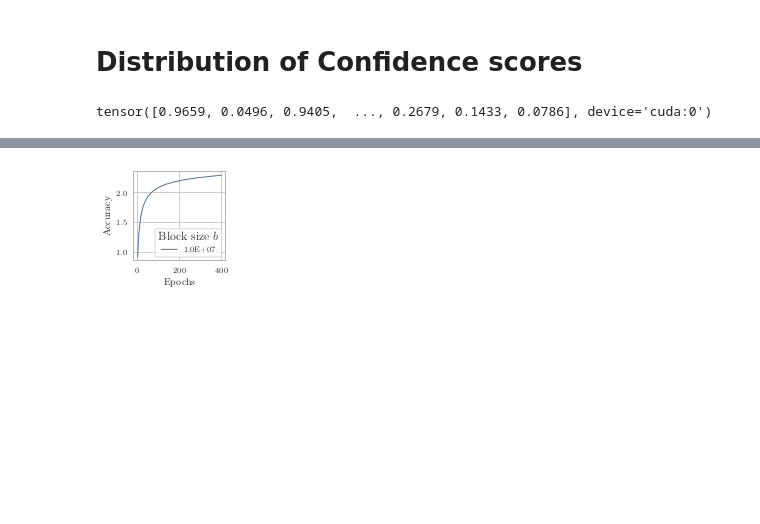
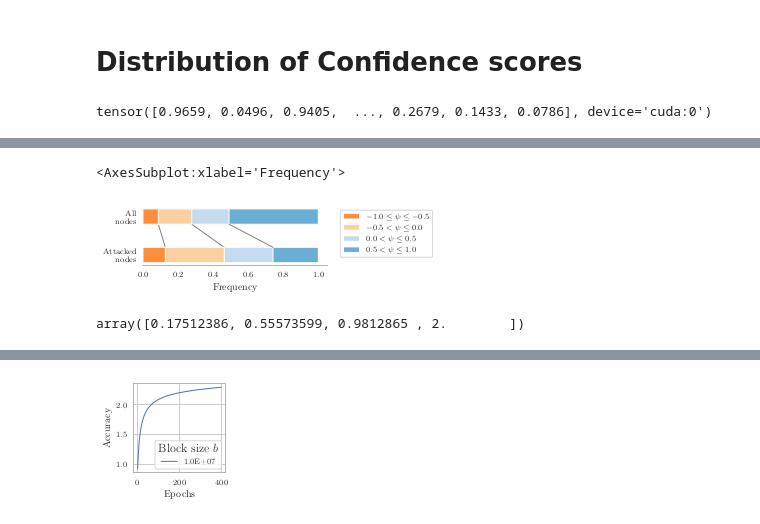
Before and after one commit to sigeisler/robustness_of_gnns_at_scale, a Jupyter notebook: notebooks/Figure - PR-BCD Loss.ipynb, the cells around one changed output, grey strips where cells are left out. Drawn from its saved outputs; the diff is of its cells as text; code cells hidden in the pictures; blank space fills up the shorter version.

```diff
--- a/notebooks/Figure - PR-BCD Loss.ipynb
+++ b/notebooks/Figure - PR-BCD Loss.ipynb
@@ -324,0 +394,53 @@ Epoch: 220 Loss: 2.221384286880493 Accuracy: 61.332 %
+# %%
+bins = 4
+x_1 = 2
+x_2 = 0
+width = 0.8
+
+neg_colormap = plt.get_cmap('Oranges')
+pos_colormap = plt.get_cmap('Blues')
+
+freq_c, borders = np.histogram(margin.cpu(), bins=bins, range=(-1,1), density=True)
+freq_p, borders = np.histogram(margin[attcked_edges].cpu(), bins=bins, range=(-1,1), density=True)
+
+fig, ax = mpl_latex.newfig(width=0.6, ratio_yx=0.33)
+
+colors = [neg_colormap(0.5), neg_colormap(0.25), pos_colormap(0.25), pos_colormap(0.5)]
+
+#plt.plot((0, 0), [x_1 - width/2, x_2 + width/2], color='k')
+for i, (element_c, element_p, color) in enumerate(zip(np.cumsum(freq_c)/bins*2, np.cumsum(freq_p)/bins*2, colors)):
+    if i != 0:
+        sep = '<'
+    else:
+        sep = '\le'
+    plt.barh([x_1, x_2],
+             (element_c, element_p),
+             width,
+             color=color,
+             zorder=bins-i,
+             label=f'${borders[i]:.1f} {sep} \psi \le {borders[i+1]:.1f}$')
+    if i < bins-1:
+        plt.plot((element_c, element_p), [x_1 - width/2, x_2 + width/2], color='grey', label='_nolegend_')
+
+
+plt.yticks([x_1, x_2], ['All\nnodes', 'Attacked\nnodes'])
+
+plt.grid(False)
+
+ax.spines['right'].set_visible(False)
+ax.spines['left'].set_visible(False)
+ax.spines['top'].set_visible(False)
+
+plt.xlabel('Frequency')
+plt.legend(bbox_to_anchor=(1.05, 1), loc='upper left')
+
+mpl_latex.savefig(f'latex/assets/global_prbcd_arxiv_relfeq_margin_attacked', fig, close_fig=False)
+
+plt.gca()
+# %% [output]
+<AxesSubplot:xlabel='Frequency'>
+[figure, added]
+# %%
+np.cumsum(freq_c)
+# %% [output]
+array([0.17512386, 0.55573599, 0.9812865 , 2.        ])
```
Also changed, not shown: parts of 13 cells of this notebook, 12 other files.
